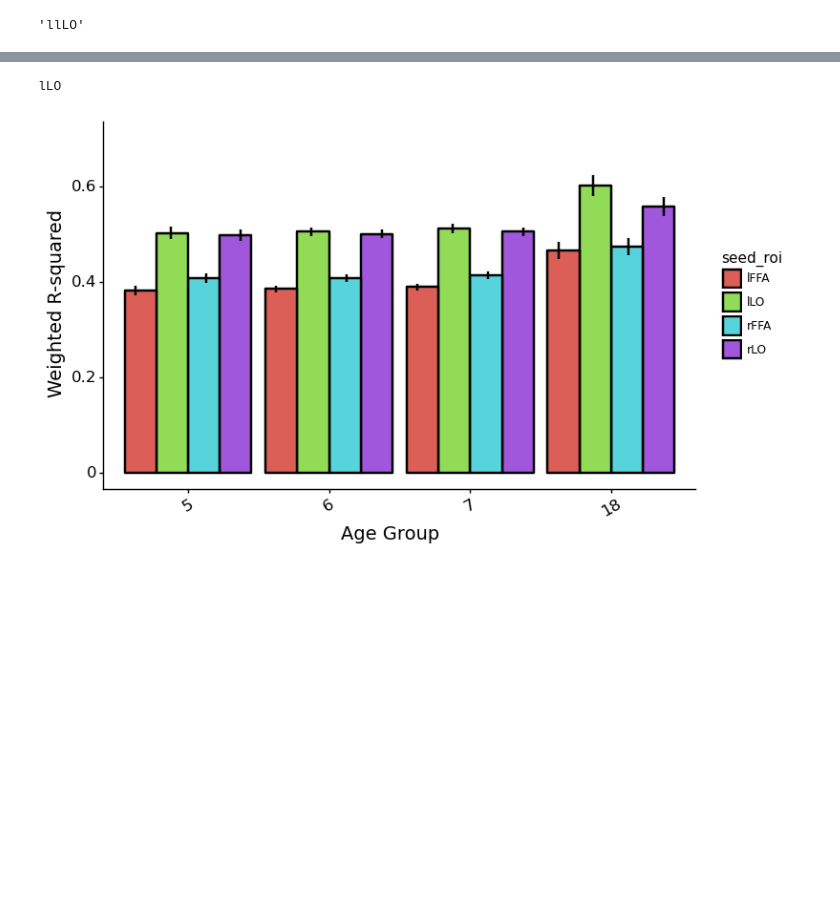
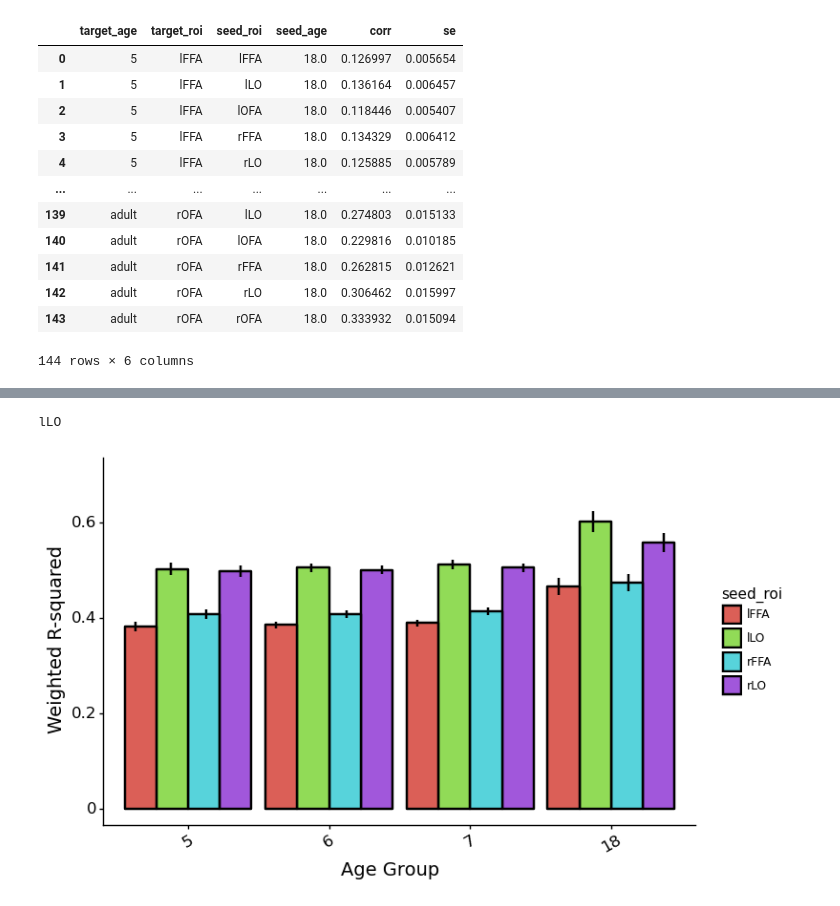
Before and after one commit to vayzenb/ginn, a Jupyter notebook: exps/plot_human_results.ipynb, the cells around one changed output, grey strips where cells are left out. Drawn from its saved outputs; the diff is of its cells as text; code cells hidden in the pictures; blank space fills up the shorter version.

```diff
--- a/exps/plot_human_results.ipynb
+++ b/exps/plot_human_results.ipynb
@@ -66,8 +73,19 @@ IndexError: arrays used as indices must be of integer (or boolean) type
-# %%
-summary_df = curr_df[(curr_df['target_roi'] == roi)]
-roi
-# %% [output]
-'llLO'
+# %%
+curr_df
+# %% [output]
+|  | target_age | target_roi | seed_roi | seed_age | corr | se |
+| 0 | 5 | lFFA | lFFA | 18.0 | 0.126997 | 0.005654 |
+| 1 | 5 | lFFA | lLO | 18.0 | 0.136164 | 0.006457 |
+| 2 | 5 | lFFA | lOFA | 18.0 | 0.118446 | 0.005407 |
+| 3 | 5 | lFFA | rFFA | 18.0 | 0.134329 | 0.006412 |
+| 4 | 5 | lFFA | rLO | 18.0 | 0.125885 | 0.005789 |
+| ... | ... | ... | ... | ... | ... | ... |
+| 139 | adult | rOFA | lLO | 18.0 | 0.274803 | 0.015133 |
+| 140 | adult | rOFA | lOFA | 18.0 | 0.229816 | 0.010185 |
+| 141 | adult | rOFA | rFFA | 18.0 | 0.262815 | 0.012621 |
+| 142 | adult | rOFA | rLO | 18.0 | 0.306462 | 0.015997 |
+| 143 | adult | rOFA | rOFA | 18.0 | 0.333932 | 0.015094 |
+144 rows × 6 columns
 # %%
 """
 RSA using adult RDM as predictor
```
Also changed, not shown: parts of 3 cells of this notebook, 2 other files.
